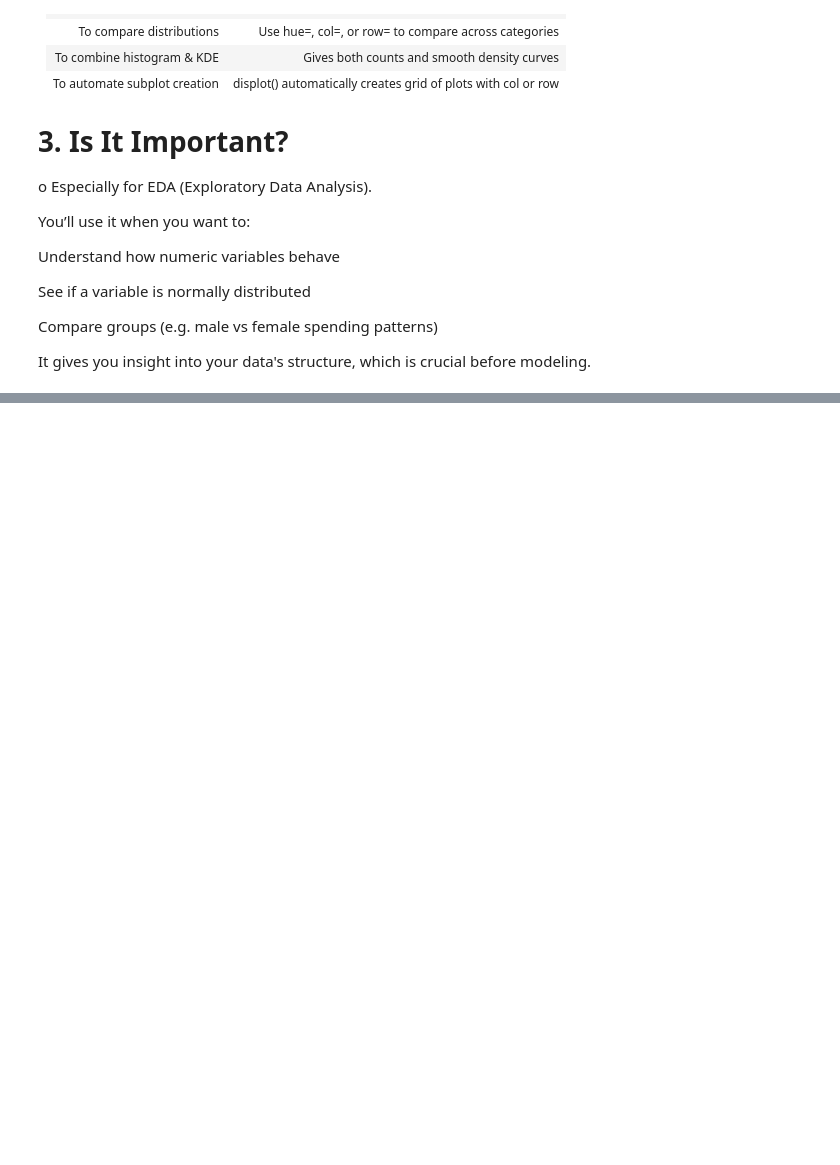
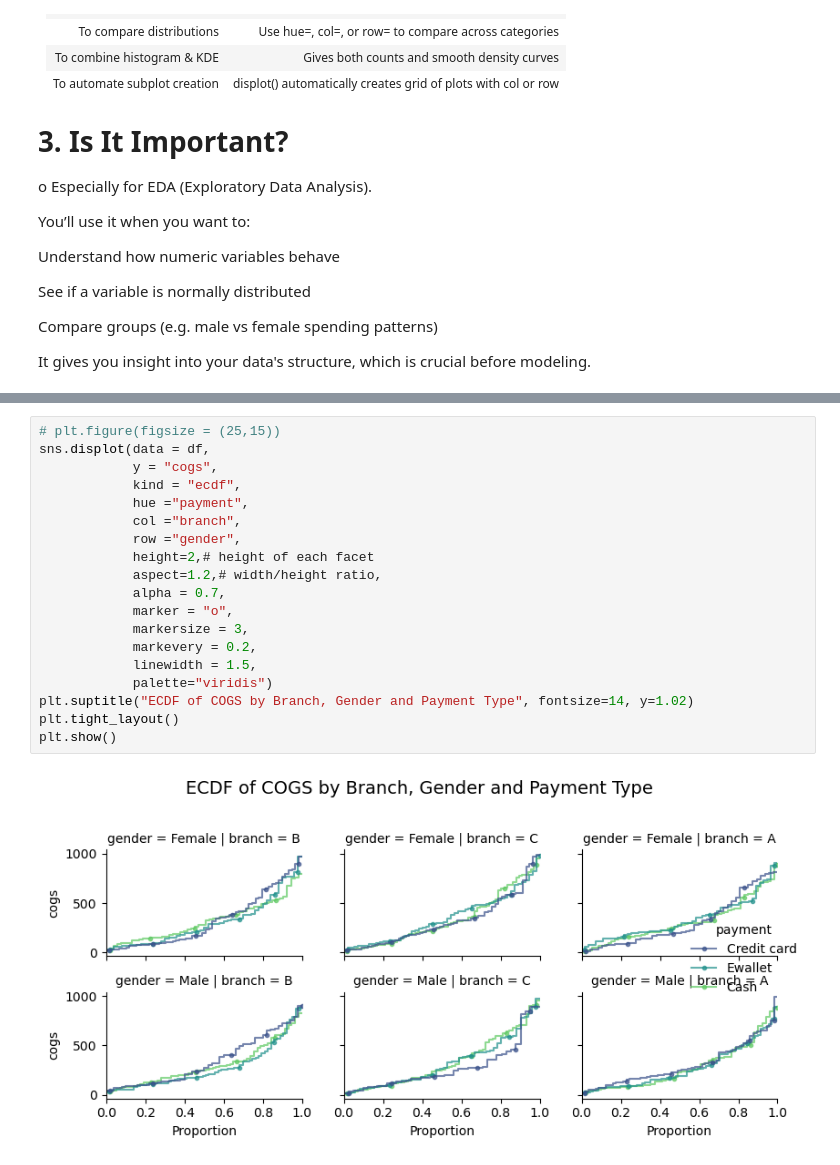
Before and after one commit to UstubecEmre/MatplotlibandSeabornFundamentals, a Jupyter notebook: displot_in_seaborn.ipynb, the cells around one changed output, grey strips where cells are left out. Saved outputs shown, nothing was run; the diff lists cells and outputs as text; blank space fills up the shorter version.

```diff
--- a/displot_in_seaborn.ipynb
+++ b/displot_in_seaborn.ipynb
@@ -55,0 +113,21 @@ It gives you insight into your data's structure, which is crucial before modelin
+# %%
+# plt.figure(figsize = (25,15))
+sns.displot(data = df,
+            y = "cogs",
+            kind = "ecdf",
+            hue ="payment",
+            col ="branch",
+            row ="gender",
+            height=2,# height of each facet
+            aspect=1.2,# width/height ratio,
+            alpha = 0.7,
+            marker = "o",
+            markersize = 3,
+            markevery = 0.2,
+            linewidth = 1.5,
+            palette="viridis")
+plt.suptitle("ECDF of COGS by Branch, Gender and Payment Type", fontsize=14, y=1.02)
+plt.tight_layout()
+plt.show()
+# %% [output]
+[figure, added]
```
Also changed, not shown: parts of 5 cells of this notebook.
